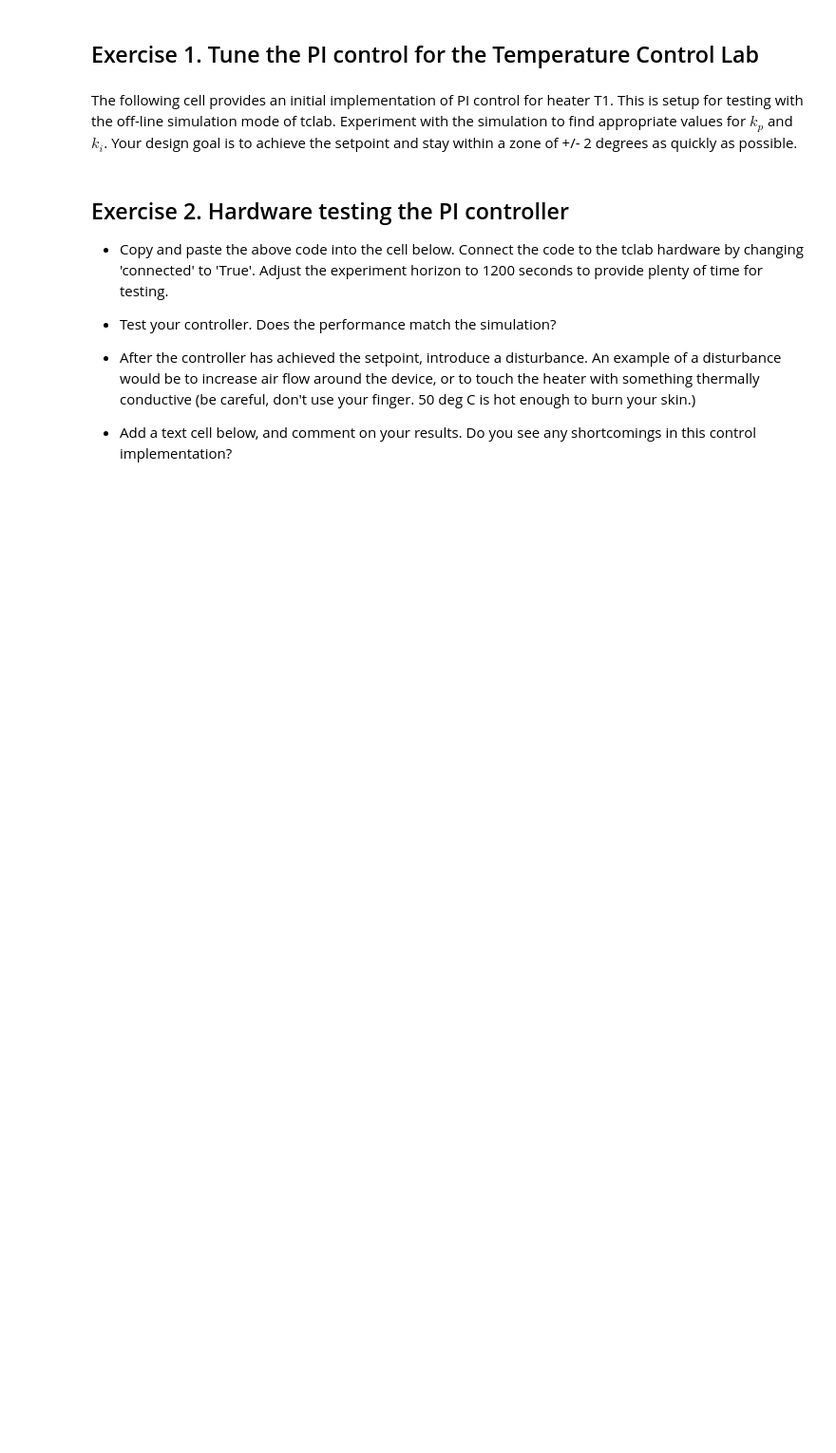
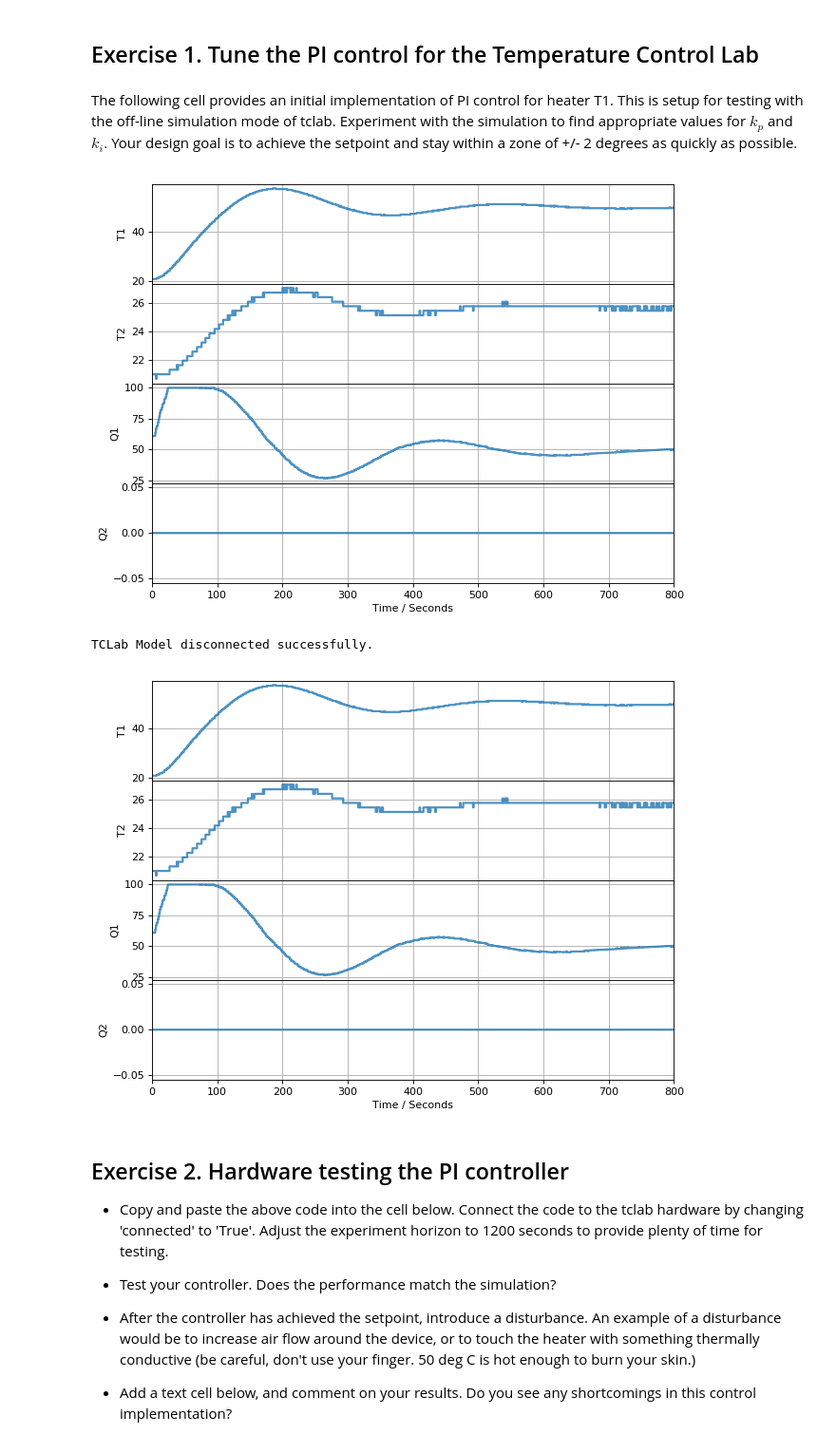
Before and after one commit to jckantor/CBE32338, a Jupyter notebook: notebooks/04.11-Lab-Assignment-PI-Control.ipynb, the cells around one changed output. Shown at 95% size. Drawn from its saved outputs; the diff is of its cells as text; code cells hidden in the pictures; blank space fills up the shorter version.

Commit message:
Update 04.11-Lab-Assignment-PI-Control.ipynb
Add PI control in velecity form

```diff
--- a/notebooks/04.11-Lab-Assignment-PI-Control.ipynb
+++ b/notebooks/04.11-Lab-Assignment-PI-Control.ipynb
@@ -28,46 +47,44 @@ where $k_p$ and $k_i$ are the proportional and integral coefficients, respective
 The following code defines a Python object that implements this algorithm.
 # %%
 class PI:
-    def __init__(self):
-        self.kp = 1
-        self.ki = 0
+    def __init__(self, kp=1, ki=0, MV=0):
+        self.kp = kp
+        self.ki = ki
+        self.e_prev = 0
+        self.MV = MV
 
-        self.e = 0
-        self.I = 0
-        self.mv = 0
-
-    def update(self, setpoint, pv):
-        e = setpoint - pv
-        self.I += e
+    def update(self, SP, PV):
+        e = SP - PV
         self.e = e
-
-        self.mv = self.kp * self.e + self.ki * self.I
-        return self.mv
+        self.MV += self.kp * (e - self.e_prev) + self.ki * e
+        self.MV = max(0, min(100, self.MV))
+        self.e_prev = e
+        return self.MV
 # %% [markdown]
 ## Exercise 1. Tune the PI control for the Temperature Control Lab
 # %% [markdown]
 The following cell provides an initial implementation of PI control for heater T1.  This is setup for testing with the off-line simulation mode of tclab.  Experiment with the simulation to find appropriate values for $k_p$ and $k_i$. Your design goal is to achieve the setpoint and stay within a zone of +/- 2 degrees as quickly as possible.
 # %%
 %matplotlib inline
-
 from tclab import setup, clock, Historian, Plotter
 
 TCLab = setup(connected=False, speedup = 20)
 
-pi = PI()
-pi.kp = 2
-pi.ki = .1
-
+pi = PI(kp=2, ki=0.1)
 SP = 50
 
 with TCLab() as lab:
     h = Historian(lab.sources)
     p = Plotter(h, 800)
     for t in clock(800):
         PV = lab.T1               # measure the the process variable
-        MV = pi.update(SP, PV)    # use PI control to compute next value for the manipulated variable
+        MV = pi.update(SP, PV)    # PI control to determine the MV
         lab.Q1(MV)                # set the heater power
         p.update(t)               # log data
+# %% [output]
+[figure, added]
+TCLab Model disconnected successfully.
+[figure, added]
 # %% [markdown]
 ## Exercise 2. Hardware testing the PI controller
 
```
Also changed, not shown: parts of 4 cells of this notebook.
